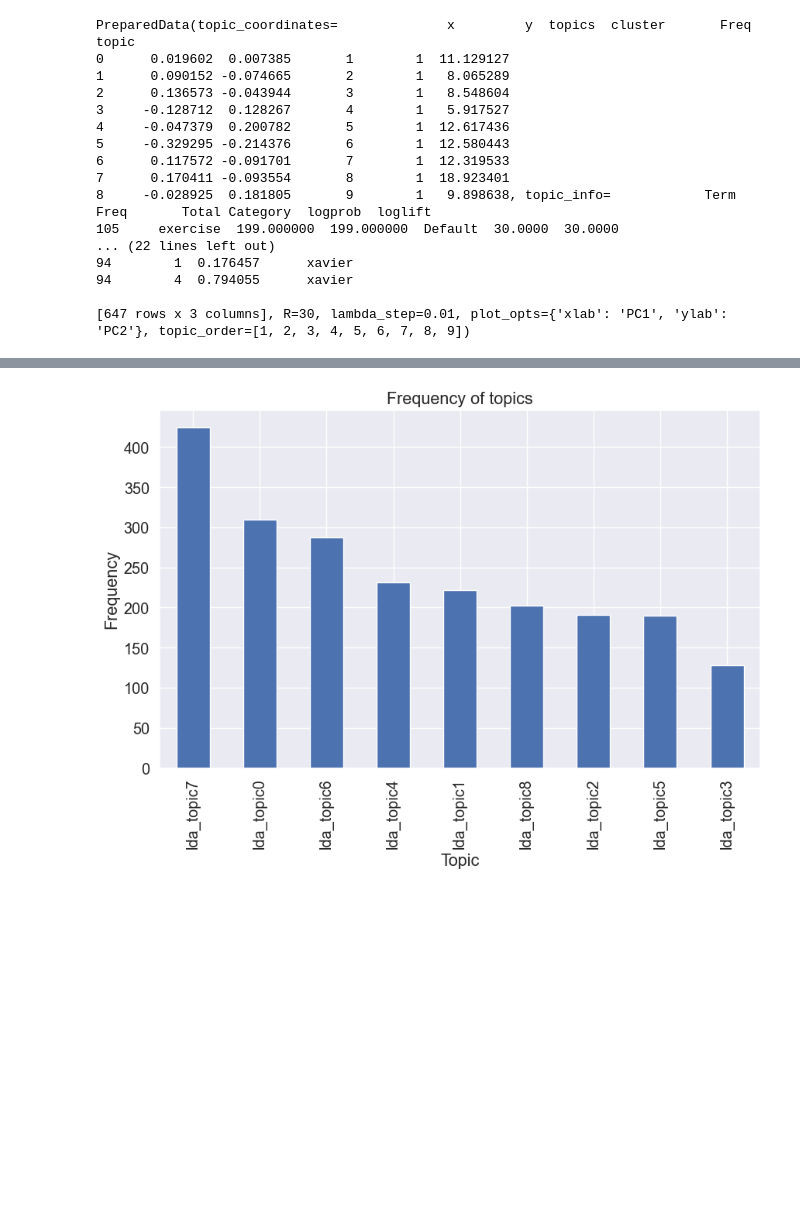
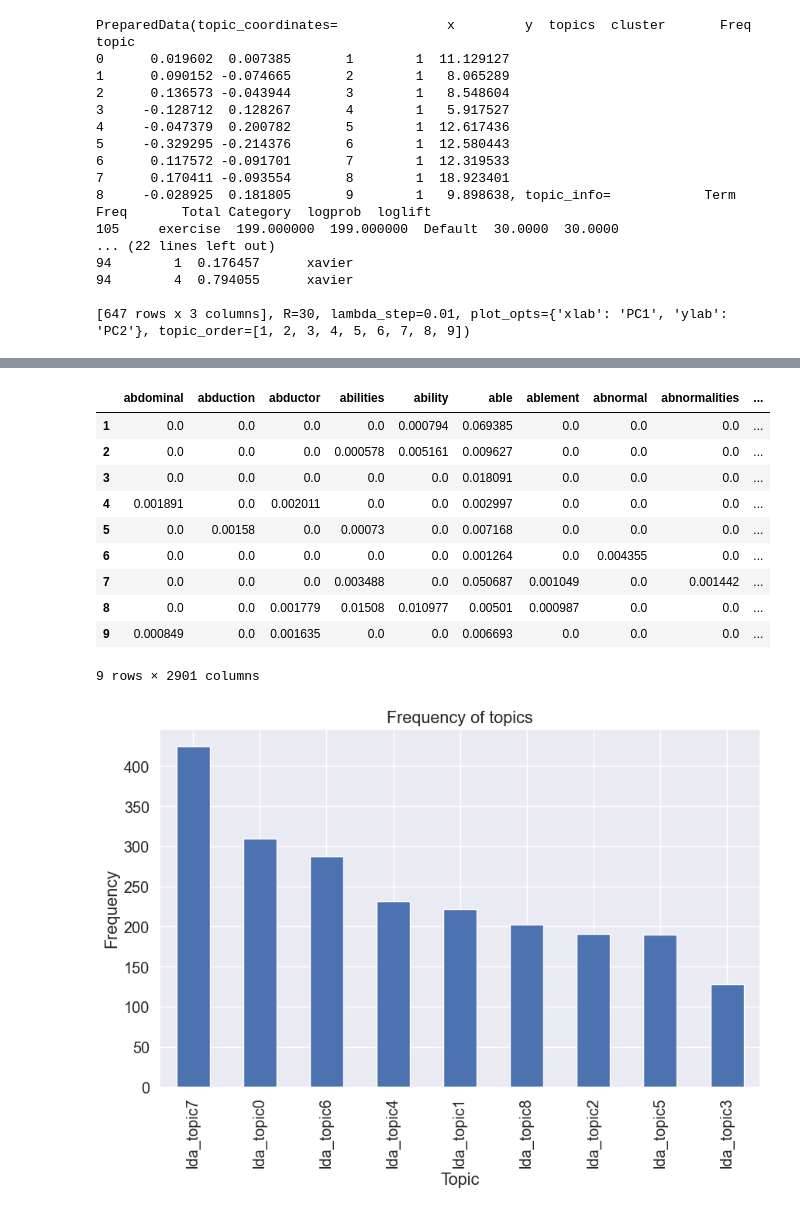
Before and after one commit to g-awaine/absa_lda, a Jupyter notebook: notebooks/aspect_modelling.ipynb, the cells around one changed output, grey strips where cells are left out. Cells and saved outputs as stored; diff of their text form; code cells hidden in the pictures; blank space fills up the shorter version.

```diff
--- a/notebooks/aspect_modelling.ipynb
+++ b/notebooks/aspect_modelling.ipynb
@@ -421,5 +457,18 @@ lda_model.get_topic_wordcloud(lda_model_predictions_df)
 # %%
 # identify the most unique and differentiable words in each topic
+lda_model.get_tfidf_for_topics()
+# %% [output]
+|  | abdominal | abduction | abductor | abilities | ability | able | ablement | abnormal | abnormalities | ... |
+| 1 | 0.0 | 0.0 | 0.0 | 0.0 | 0.000794 | 0.069385 | 0.0 | 0.0 | 0.0 | ... |
+| 2 | 0.0 | 0.0 | 0.0 | 0.000578 | 0.005161 | 0.009627 | 0.0 | 0.0 | 0.0 | ... |
+| 3 | 0.0 | 0.0 | 0.0 | 0.0 | 0.0 | 0.018091 | 0.0 | 0.0 | 0.0 | ... |
+| 4 | 0.001891 | 0.0 | 0.002011 | 0.0 | 0.0 | 0.002997 | 0.0 | 0.0 | 0.0 | ... |
+| 5 | 0.0 | 0.00158 | 0.0 | 0.00073 | 0.0 | 0.007168 | 0.0 | 0.0 | 0.0 | ... |
+| 6 | 0.0 | 0.0 | 0.0 | 0.0 | 0.0 | 0.001264 | 0.0 | 0.004355 | 0.0 | ... |
+| 7 | 0.0 | 0.0 | 0.0 | 0.003488 | 0.0 | 0.050687 | 0.001049 | 0.0 | 0.001442 | ... |
+| 8 | 0.0 | 0.0 | 0.001779 | 0.01508 | 0.010977 | 0.00501 | 0.000987 | 0.0 | 0.0 | ... |
+| 9 | 0.000849 | 0.0 | 0.001635 | 0.0 | 0.0 | 0.006693 | 0.0 | 0.0 | 0.0 | ... |
+9 rows × 2901 columns
 # %%
 # Assign aspects to topics
 ldaTopic_to_aspect = {
```
Also changed, not shown: parts of 3 cells of this notebook.
